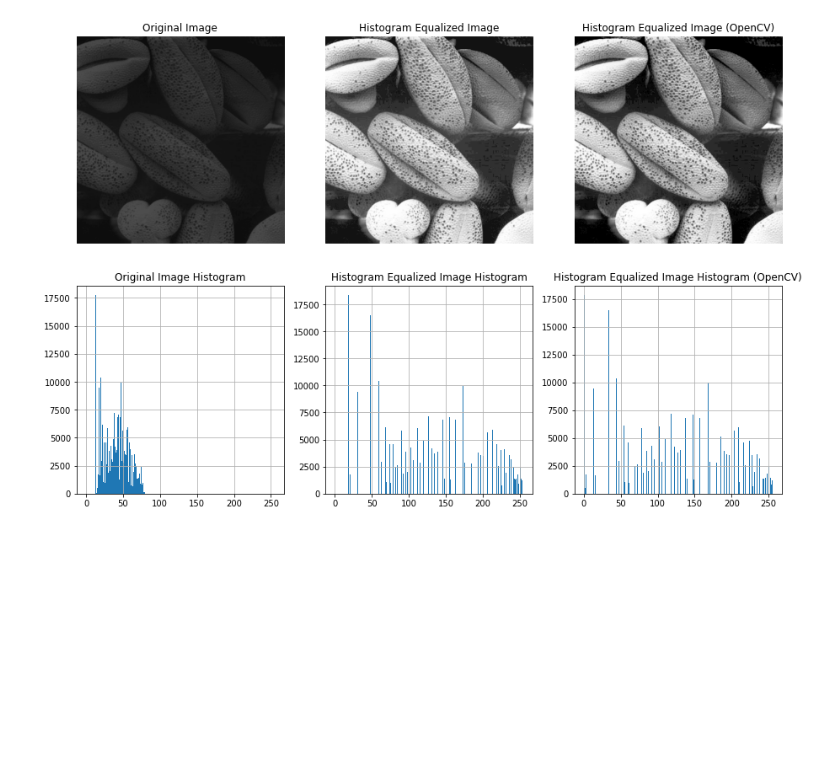
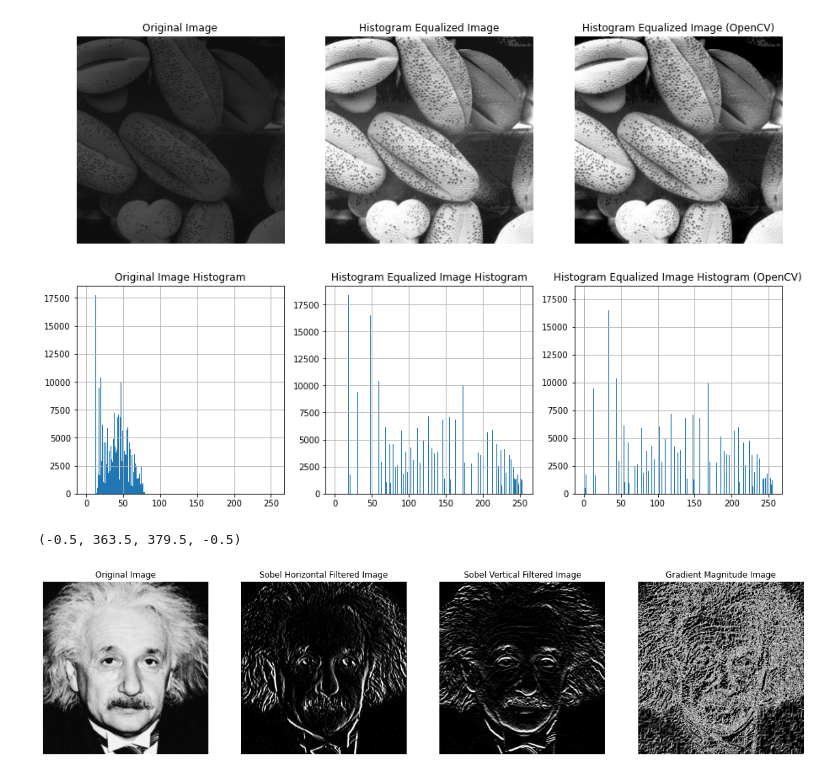
Before and after one commit to SupunDK/Fundamentals-of-Image-Processing, a Jupyter notebook: Assignment 1/190338C_Assignment_1.ipynb, the cells around one changed output. Cells and saved outputs as stored; diff of their text form; code cells hidden in the pictures; blank space fills up the shorter version.

```diff
--- a/Assignment 1/190338C_Assignment_1.ipynb
+++ b/Assignment 1/190338C_Assignment_1.ipynb
@@ -264,3 +264,34 @@ cv.waitKey(0)
 cv.imshow("Zoomed Image", zoomed_img_2)
 cv.waitKey(0)
 cv.destroyAllWindows()
+# %%
+#6 a)
+einstein_img = cv.imread(r"Images\einstein.png", cv.IMREAD_GRAYSCALE)
+
+sobel_horizontal = np.array( [ [1, 0, -1], [2, 0, -2], [1, 0, -1] ] )
+sobel_vertical = np.array( [ [1, 2, 1], [0, 0, 0], [-1, -2, -1] ] )
+
+einstein_img_vertical_grads = cv.filter2D(einstein_img, -1, sobel_horizontal)
+einstein_img_horizontal_grads = cv.filter2D(einstein_img, -1, sobel_vertical)
+einstein_img_grads_magnitude = ( einstein_img_vertical_grads ** 2 + einstein_img_horizontal_grads ** 2 ) ** 0.5
+
+fig, ax = plt.subplots(1, 4, figsize=(20, 5))
+
+ax[0].imshow(einstein_img, cmap = "gray")
+ax[0].set_title("Original Image")
+ax[0].axis('off')
+
+ax[1].imshow(einstein_img_vertical_grads, cmap = "gray")
+ax[1].set_title("Sobel Horizontal Filtered Image")
+ax[1].axis('off')
+
+ax[2].imshow(einstein_img_horizontal_grads, cmap = "gray")
+ax[2].set_title("Sobel Vertical Filtered Image")
+ax[2].axis('off')
+
+ax[3].imshow(einstein_img_grads_magnitude, cmap = "gray")
+ax[3].set_title("Gradient Magnitude Image")
+ax[3].axis('off')
+# %% [output]
+(-0.5, 363.5, 379.5, -0.5)
+[figure, added]
```
Also changed, not shown: parts of 3 cells of this notebook.
